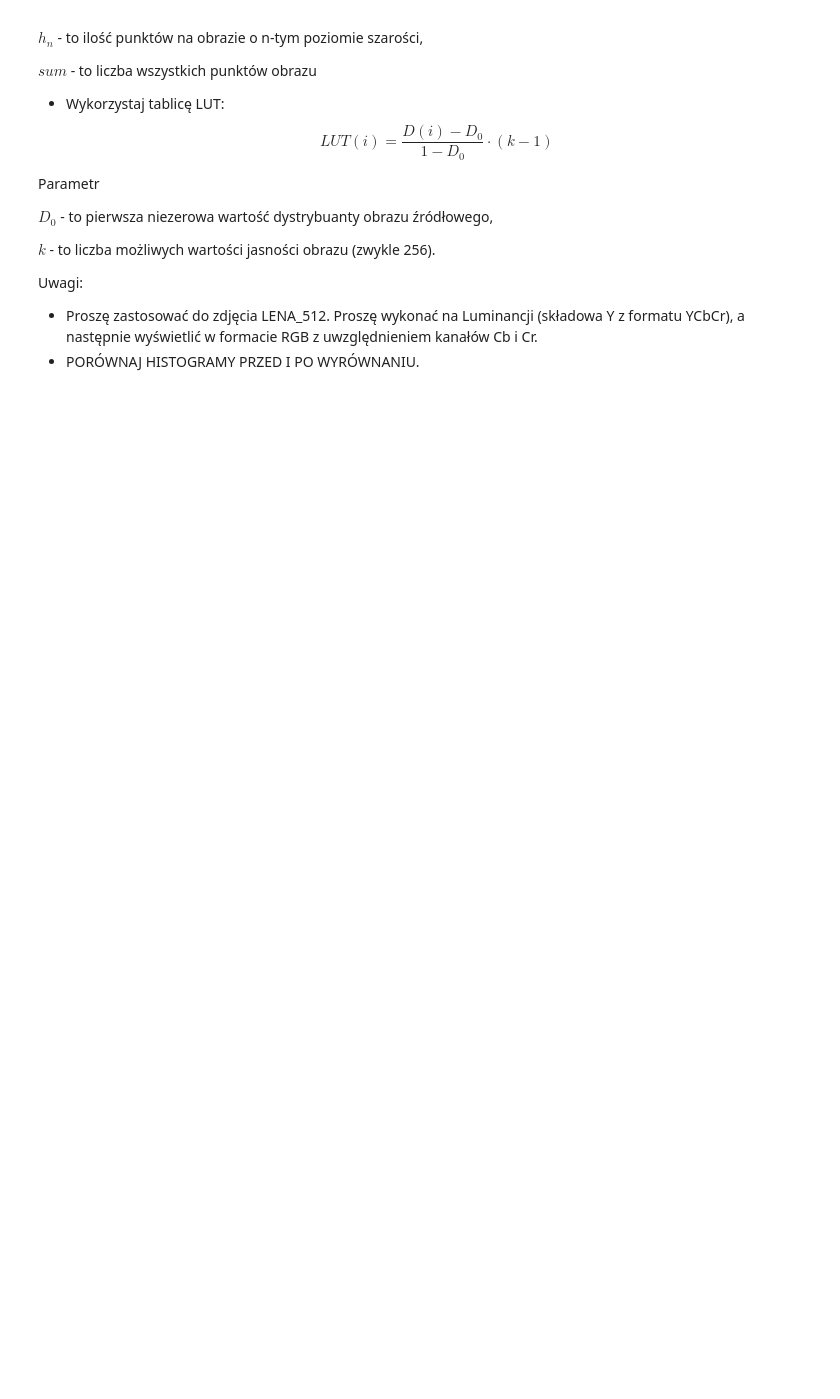
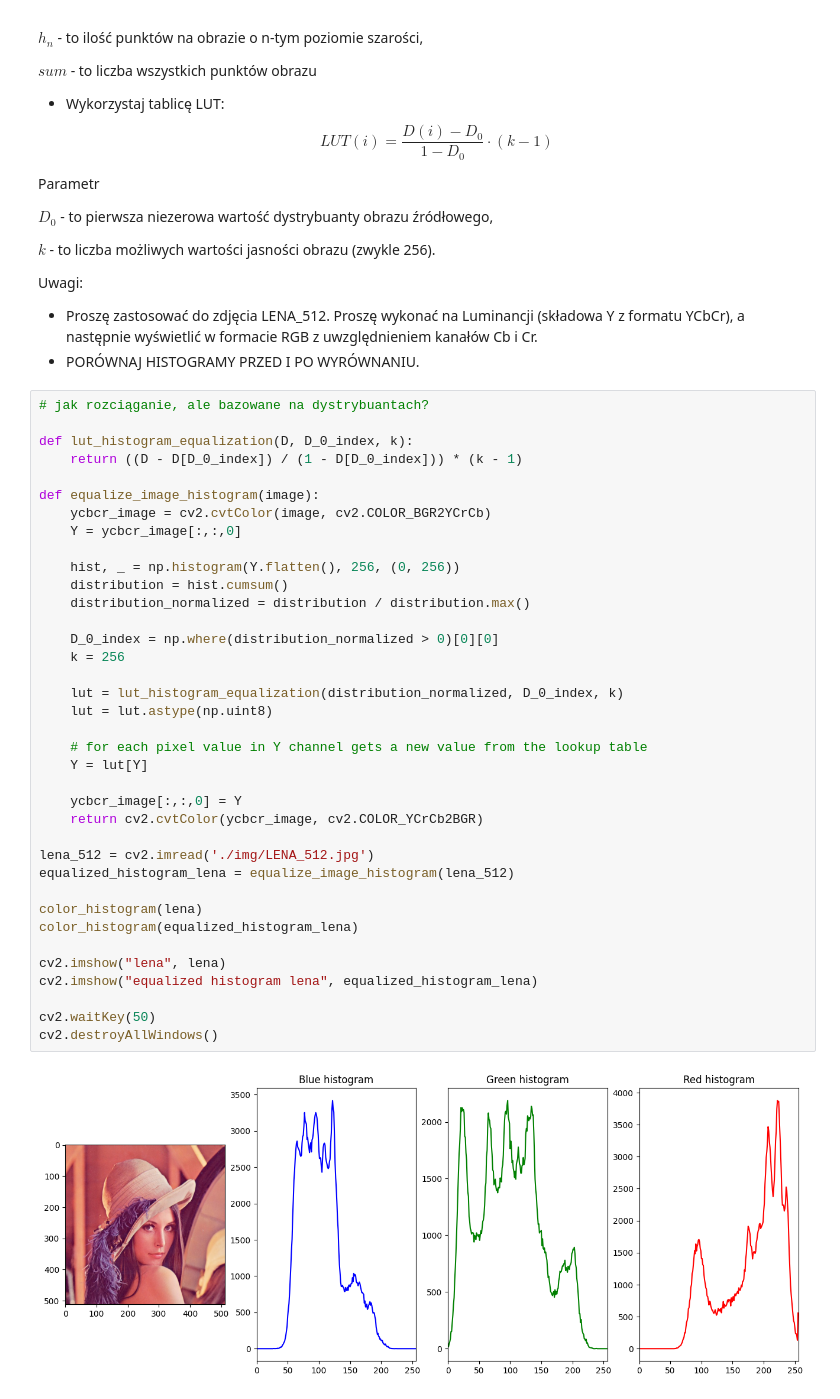
Before and after one commit to tomek0123456789/PGiM, a Jupyter notebook: exercises/PGiM_Z6.ipynb, the cells around one changed output. Drawn from its saved outputs; the diff is of its cells as text; blank space fills up the shorter version.

```diff
--- a/exercises/PGiM_Z6.ipynb
+++ b/exercises/PGiM_Z6.ipynb
@@ -89,3 +218,42 @@ Uwagi:
 
   * Proszę zastosować do zdjęcia LENA_512. Proszę wykonać na Luminancji (składowa Y z formatu YCbCr), a następnie wyświetlić w formacie RGB z uwzględnieniem kanałów Cb i Cr.
   * PORÓWNAJ HISTOGRAMY PRZED I PO WYRÓWNANIU.
+# %%
+# jak rozciąganie, ale bazowane na dystrybuantach?
+
+def lut_histogram_equalization(D, D_0_index, k):
+    return ((D - D[D_0_index]) / (1 - D[D_0_index])) * (k - 1)
+
+def equalize_image_histogram(image):
+    ycbcr_image = cv2.cvtColor(image, cv2.COLOR_BGR2YCrCb)
+    Y = ycbcr_image[:,:,0]
+
+    hist, _ = np.histogram(Y.flatten(), 256, (0, 256))
+    distribution = hist.cumsum()
+    distribution_normalized = distribution / distribution.max()
+
+    D_0_index = np.where(distribution_normalized > 0)[0][0]
+    k = 256
+
+    lut = lut_histogram_equalization(distribution_normalized, D_0_index, k)
+    lut = lut.astype(np.uint8)
+
+    # for each pixel value in Y channel gets a new value from the lookup table
+    Y = lut[Y]
+
+    ycbcr_image[:,:,0] = Y
+    return cv2.cvtColor(ycbcr_image, cv2.COLOR_YCrCb2BGR)
+
+lena_512 = cv2.imread('./img/LENA_512.jpg')
+equalized_histogram_lena = equalize_image_histogram(lena_512)
+
+color_histogram(lena)
+color_histogram(equalized_histogram_lena)
+
+cv2.imshow("lena", lena)
+cv2.imshow("equalized histogram lena", equalized_histogram_lena)
+
+cv2.waitKey(50)
+cv2.destroyAllWindows()
+# %% [output]
+[figure, added]
```
Also changed, not shown: parts of 6 cells of this notebook.
